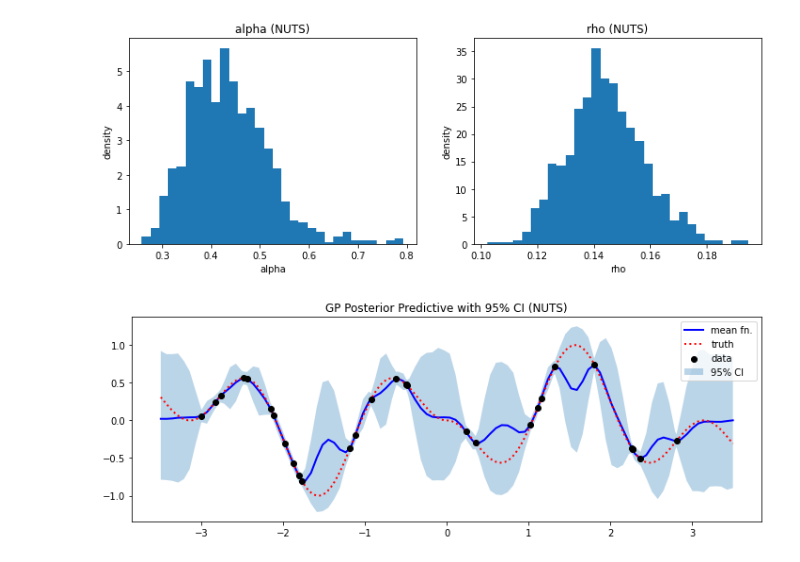
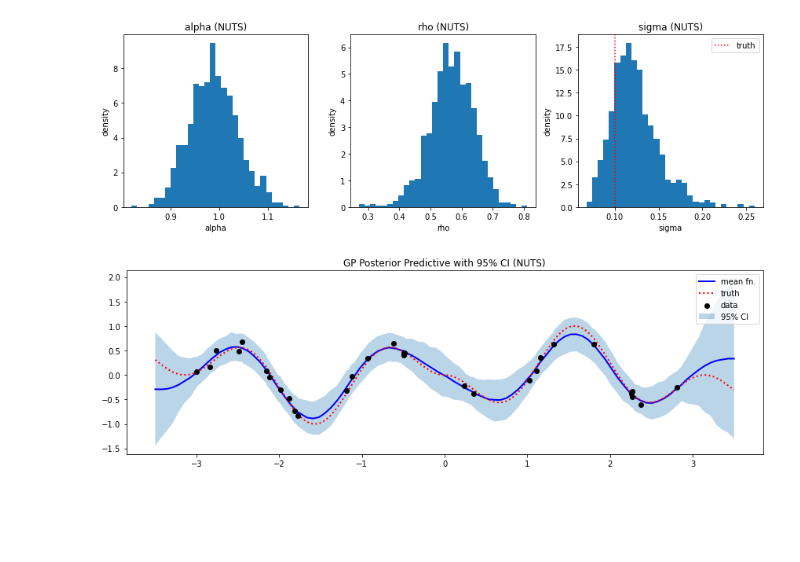
Before and after one commit to luiarthur/TuringBnpBenchmarks, a Jupyter notebook: src/gp/notebooks/gp_pyro.ipynb, the cells around one changed output. Cells and saved outputs as stored; diff of their text form; code cells hidden in the pictures; blank space fills up the shorter version.

Commit message:
using a noise model

```diff
--- a/src/gp/notebooks/gp_pyro.ipynb
+++ b/src/gp/notebooks/gp_pyro.ipynb
@@ -36,14 +36,16 @@ import gp_plot_util
 path_to_data = '../data/gp-data-N30.json'
 simdata = json.load(open(path_to_data))
 
+# Store data as torch.tensors.
+X = torch.tensor(simdata['x']).reshape(-1, 1)
+y = torch.tensor(simdata['y'])
+x_grid = torch.tensor(simdata['x_grid'])
+f = torch.tensor(simdata['f'])
+
 # Plot data and true function.
-plt.scatter(simdata['x'], simdata['f'], label='data')
-plt.plot(simdata['x_true'], simdata['f_true'], ls=':', c='grey', label='true f(x)')
+plt.scatter(X, y, label='data')
+plt.plot(x_grid, f, ls=':', c='grey', label='true f(x)')
 plt.xlabel('x')
 plt.ylabel('y = f(x)')
 plt.legend();
-
-# Store data as torch.tensors.
-X = torch.tensor(simdata['x']).reshape(-1, 1)
-y = torch.tensor(simdata['f'])
 # %% [output]
@@ -51,17 +53,19 @@ y = torch.tensor(simdata['f'])
 # %%
-def make_gp_model(X, y, noise=torch.tensor(1e-3).sqrt(),
-                  length_prior=dist.LogNormal(-2, 0.1),
-                  variance_prior=dist.LogNormal(0.0, 1.0)):
+def make_gp_model(X, y,
+                  length_prior=dist.LogNormal(0.0, 1.0),
+                  variance_prior=dist.LogNormal(0.0, 0.1),
+                  noise_prior=dist.LogNormal(0.0, 1.0)):
 
     # Define squared exponential covariance function.
     cov_fn = gp.kernels.RBF(input_dim=1)
 
     # Define GP regression model.
-    gpr = gp.models.GPRegression(X, y, cov_fn, noise=noise)
+    gpr = gp.models.GPRegression(X, y, cov_fn)
 
     # Place priors on GP covariance function parameters.
     gpr.kernel.lengthscale = pyro.nn.PyroSample(length_prior)
     gpr.kernel.variance = pyro.nn.PyroSample(variance_prior)
+    gpr.noise = pyro.nn.PyroSample(noise_prior)
 
     return gpr
 # %%
@@ -109,5 +114,6 @@ nuts = MCMC(kernel, num_samples=1000, warmup_steps=1000)
 # Get posterior samples
 nuts_posterior_samples = nuts.get_samples()
 nuts_posterior_samples = dict(rho=nuts_posterior_samples['kernel.lengthscale'].numpy(),
-                              alpha=nuts_posterior_samples['kernel.variance'].sqrt().numpy())
+                              alpha=nuts_posterior_samples['kernel.variance'].sqrt().numpy(),
+                              sigma=nuts_posterior_samples['noise'].sqrt().numpy())
 # %% [output]
@@ -118,8 +131,7 @@ Wall time: 25.8 s
 # %%
 # Plot posterior for NUTS
 gp_plot_util.make_plots(nuts_posterior_samples, suffix="NUTS",
-                        x=np.array(simdata['x']), y=np.array(simdata['f']),
-                        x_true=simdata['x_true'], f_true=simdata['f_true'])
+                        x=X.flatten(), y=y, x_grid=x_grid, f=f, sigma_true=simdata['sigma'])
 # %% [output]
-[figure, old version]
+[figure, new version]
-[figure, old version]
+[figure, new version]
```
Also changed, not shown: parts of 8 cells of this notebook, 5 other files.
